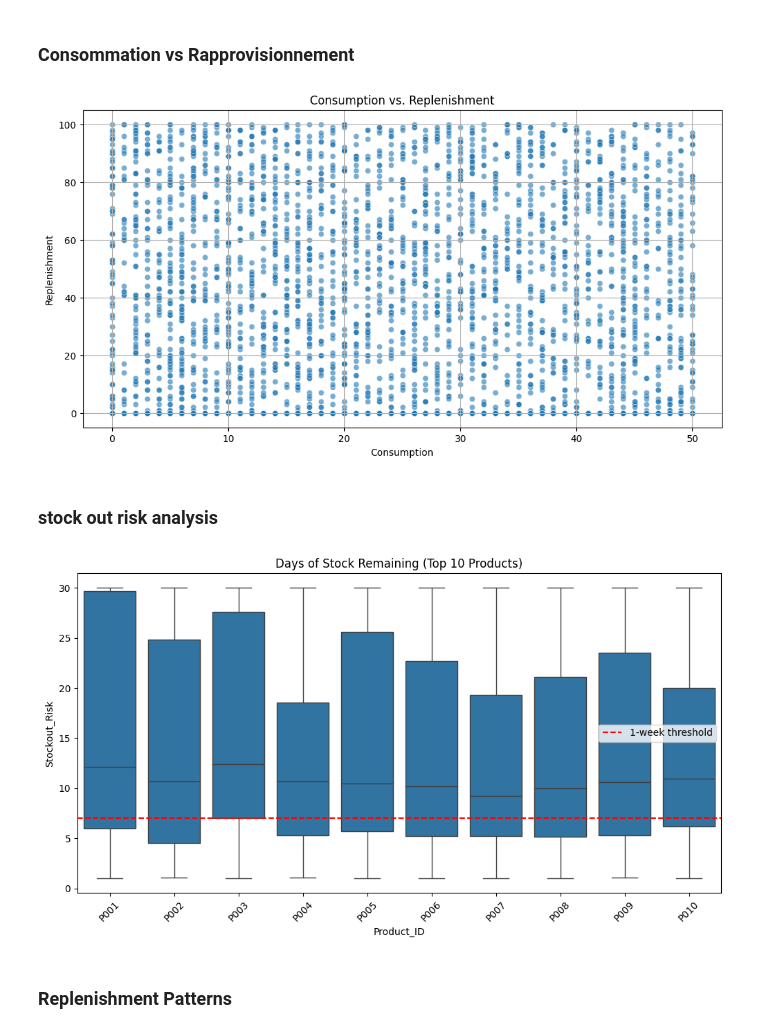
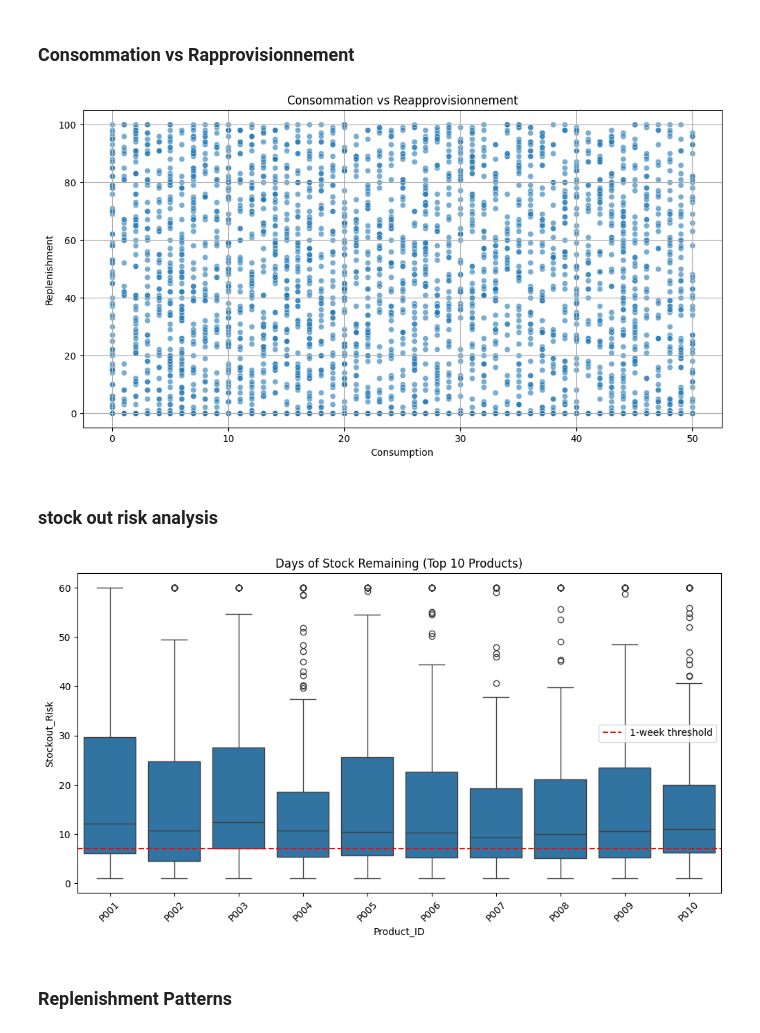
Before and after one commit to 3zden/Stock-out-prediction, a Jupyter notebook: Modeling Phase/EDA.ipynb, the cells around one changed output. Saved outputs shown, nothing was run; the diff lists cells and outputs as text; code cells hidden in the pictures.

```diff
--- a/Modeling Phase/EDA.ipynb
+++ b/Modeling Phase/EDA.ipynb
@@ -75,27 +132,27 @@ plt.show()
 # %%
 plt.figure(figsize=(12, 6))
 sns.scatterplot(x='Consumption', y='Replenishment', data = data, alpha=0.6)
-plt.title('Consumption vs. Replenishment')
+plt.title('Consommation vs Reapprovisionnement')
 plt.grid(True)
 plt.show()
 # %% [output]
-[figure, old version]
+[figure, new version]
 # %% [markdown]
 ### stock out risk analysis
 # %%
 data['Stockout_Risk'] = data['Stock'] / data['Consumption'].replace(0, 0.1)  # Handle zero consumption
-data['Stockout_Risk'] = data['Stockout_Risk'].clip(upper=30)  # Cap extreme values
+data['Stockout_Risk'] = data['Stockout_Risk'].clip(upper=60)  # Cap extreme values
 
 plt.figure(figsize=(12, 6))
 sns.boxplot(x='Product_ID', y='Stockout_Risk',
             data=data[data['Product_ID'].isin(data['Product_ID'].value_counts().index[:10])])
 plt.title('Days of Stock Remaining (Top 10 Products)')
 plt.xticks(rotation=45)
 plt.axhline(y=7, color='r', linestyle='--', label='1-week threshold')
 plt.legend()
 plt.show()
 # %% [output]
-[figure, old version]
+[figure, new version]
 # %% [markdown]
 ### Replenishment Patterns
 # %%
```
Also changed, not shown: parts of 16 cells of this notebook.
